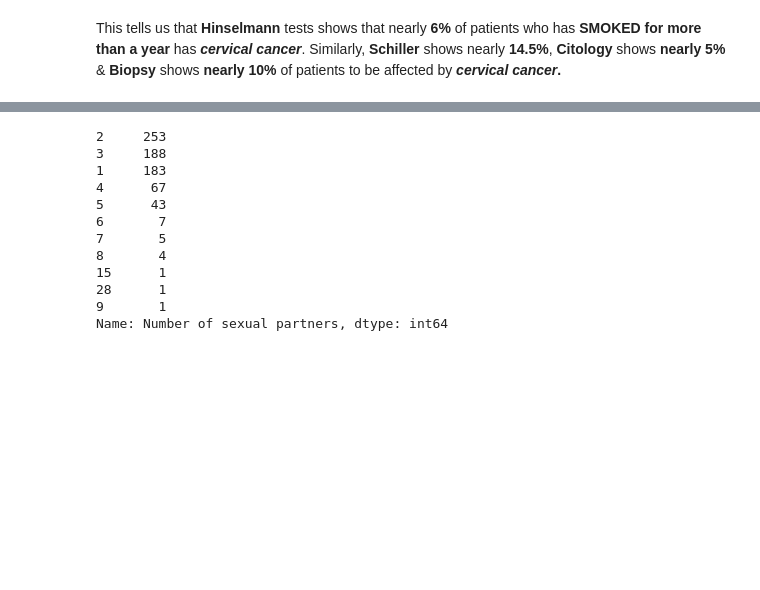
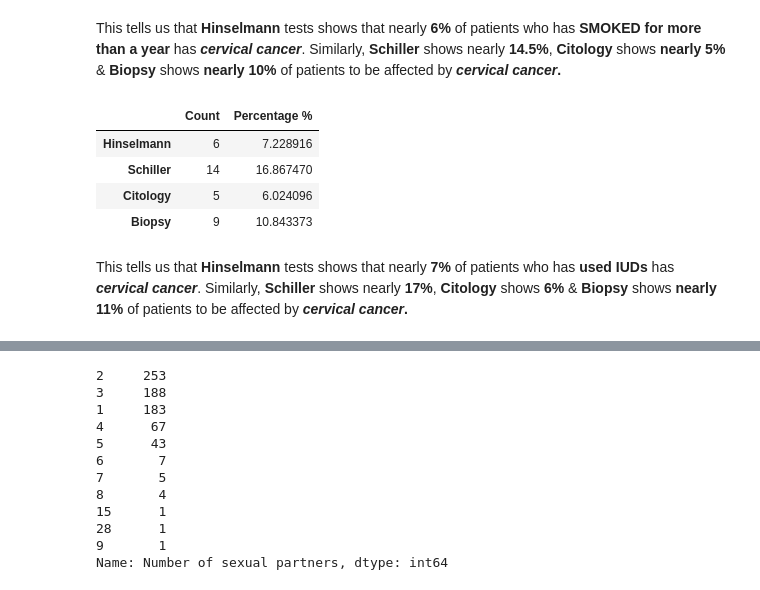
Before and after one commit to sankhadeepriju/Cervical-Cancer-Risk-Factors, a Jupyter notebook: cervical_cancer♥.ipynb, the cells around one changed output, grey strips where cells are left out. Cells and saved outputs as stored; diff of their text form; code cells hidden in the pictures; blank space fills up the shorter version.

```diff
--- a/cervical_cancer♥.ipynb
+++ b/cervical_cancer♥.ipynb
@@ -570,6 +587,23 @@ smok_years_count
 # %% [markdown]
 This tells us that **Hinselmann** tests shows that nearly **6%** of patients who  has **SMOKED for more than a year** has **_cervical cancer_**.
 Similarly, **Schiller** shows nearly **14.5%**, **Citology** shows **nearly 5%** & **Biopsy** shows **nearly 10%** of patients to be affected by **_cervical cancer_.**
+# %%
+IUD_count = pd.DataFrame(no_std_df[no_std_df["IUD"] == 1][['Hinselmann', 'Schiller', 'Citology', 'Biopsy']].sum())
+size = no_std_df[no_std_df["IUD"] == 1][['Hinselmann', 'Schiller', 'Citology', 'Biopsy']].shape[0]
+
+# % of patients, out of all patients having some Cancer that are classified to possess cervical cancer by each test.
+IUD_count.columns = ["Count"]
+IUD_count["Percentage %"] = (IUD_count["Count"]/size)*100
+IUD_count
+# %% [output]
+|  | Count | Percentage % |
+| Hinselmann | 6 | 7.228916 |
+| Schiller | 14 | 16.867470 |
+| Citology | 5 | 6.024096 |
+| Biopsy | 9 | 10.843373 |
+# %% [markdown]
+This tells us that **Hinselmann** tests shows that nearly **7%** of patients who  has **used IUDs** has **_cervical cancer_**.
+Similarly, **Schiller** shows nearly **17%**, **Citology** shows **6%** & **Biopsy** shows **nearly 11%** of patients to be affected by **_cervical cancer_.**
 # %%
 no_std_df
 # %% [output]
```
Also changed, not shown: parts of 8 cells of this notebook.
